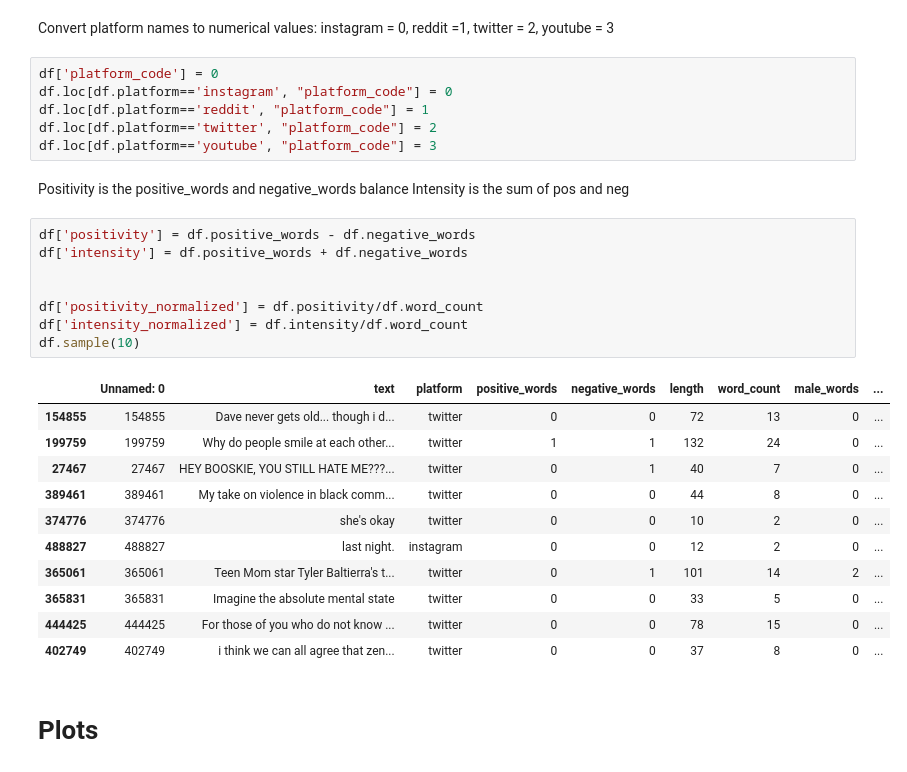
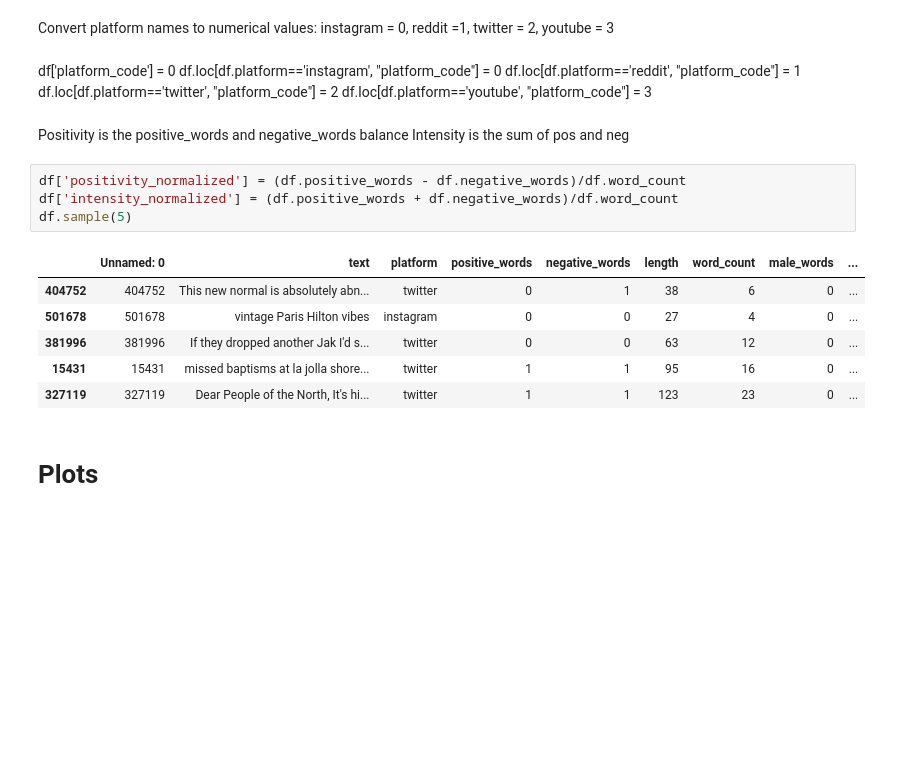
Before and after one commit to yang3410/cautious-octo-train, a Jupyter notebook: full/Logistic regression.ipynb, the cells around one changed output. Drawn from its saved outputs; the diff is of its cells as text; blank space fills up the shorter version.

```diff
--- a/full/Logistic regression.ipynb
+++ b/full/Logistic regression.ipynb
@@ -18,35 +18,26 @@ df.head()
 # %% [markdown]
 Convert platform names to numerical values:
 instagram = 0, reddit =1, twitter = 2, youtube = 3
-# %%
-df['platform_code'] = 0
-df.loc[df.platform=='instagram', "platform_code"] = 0
-df.loc[df.platform=='reddit', "platform_code"] = 1
-df.loc[df.platform=='twitter', "platform_code"] = 2
-df.loc[df.platform=='youtube', "platform_code"] = 3
+# %% [markdown]
+df['platform_code'] = 0
+df.loc[df.platform=='instagram', "platform_code"] = 0
+df.loc[df.platform=='reddit', "platform_code"] = 1
+df.loc[df.platform=='twitter', "platform_code"] = 2
+df.loc[df.platform=='youtube', "platform_code"] = 3
 # %% [markdown]
 Positivity is the positive_words and negative_words balance
 Intensity is the sum of pos and neg
 # %%
-df['positivity'] = df.positive_words - df.negative_words
-df['intensity'] = df.positive_words + df.negative_words
-
-
-df['positivity_normalized'] = df.positivity/df.word_count
-df['intensity_normalized'] = df.intensity/df.word_count
-df.sample(10)
+df['positivity_normalized'] = (df.positive_words - df.negative_words)/df.word_count
+df['intensity_normalized'] = (df.positive_words + df.negative_words)/df.word_count
+df.sample(5)
 # %% [output]
 |  | Unnamed: 0 | text | platform | positive_words | negative_words | length | word_count | male_words | ... |
-| 154855 | 154855 | Dave never gets old... though i d... | twitter | 0 | 0 | 72 | 13 | 0 | ... |
-| 199759 | 199759 | Why do people smile at each other... | twitter | 1 | 1 | 132 | 24 | 0 | ... |
-| 27467 | 27467 | HEY BOOSKIE, YOU STILL HATE ME???... | twitter | 0 | 1 | 40 | 7 | 0 | ... |
-| 389461 | 389461 | My take on violence in black comm... | twitter | 0 | 0 | 44 | 8 | 0 | ... |
-| 374776 | 374776 | she's okay | twitter | 0 | 0 | 10 | 2 | 0 | ... |
-| 488827 | 488827 | last night. | instagram | 0 | 0 | 12 | 2 | 0 | ... |
-| 365061 | 365061 | Teen Mom star Tyler Baltierra's t... | twitter | 0 | 1 | 101 | 14 | 2 | ... |
-| 365831 | 365831 | Imagine the absolute mental state | twitter | 0 | 0 | 33 | 5 | 0 | ... |
-| 444425 | 444425 | For those of you who do not know ... | twitter | 0 | 0 | 78 | 15 | 0 | ... |
-| 402749 | 402749 | i think we can all agree that zen... | twitter | 0 | 0 | 37 | 8 | 0 | ... |
+| 404752 | 404752 | This new normal is absolutely abn... | twitter | 0 | 1 | 38 | 6 | 0 | ... |
+| 501678 | 501678 | vintage Paris Hilton vibes | instagram | 0 | 0 | 27 | 4 | 0 | ... |
+| 381996 | 381996 | If they dropped another Jak I'd s... | twitter | 0 | 0 | 63 | 12 | 0 | ... |
+| 15431 | 15431 | missed baptisms at la jolla shore... | twitter | 1 | 1 | 95 | 16 | 0 | ... |
+| 327119 | 327119 | Dear People of the North, It's hi... | twitter | 1 | 1 | 123 | 23 | 0 | ... |
 # %% [markdown]
 # Plots
 # %% [markdown]
```
Also changed, not shown: parts of 5 cells of this notebook.
